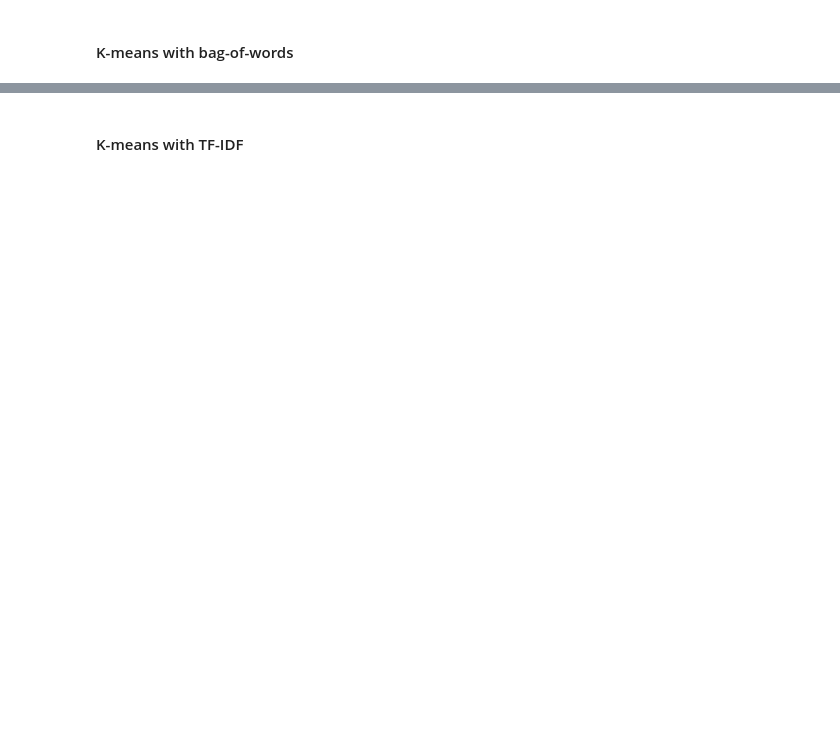
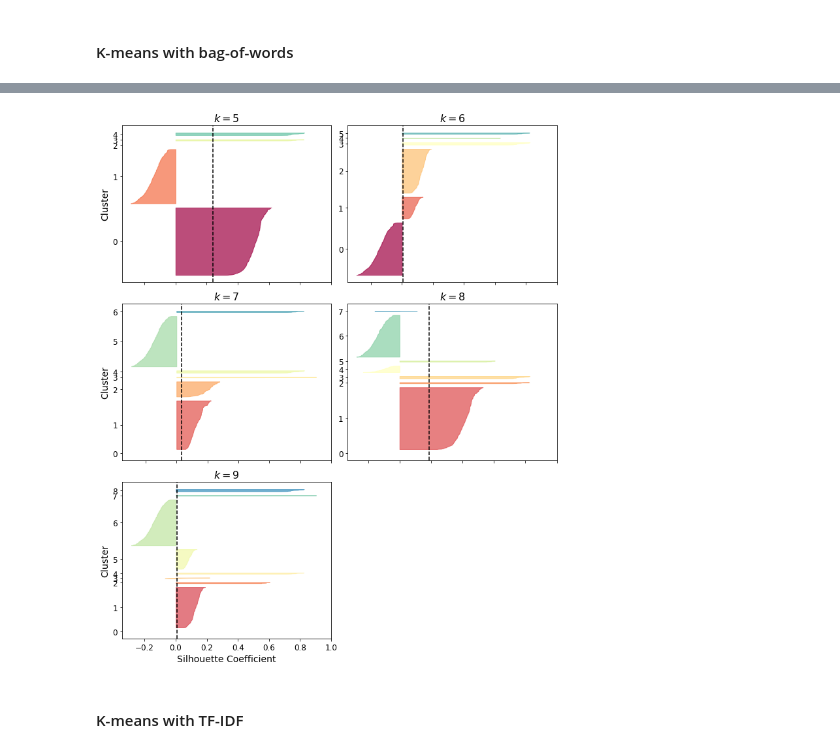
Before and after one commit to Pierre-Eloi/OC_DS_Project6, a Jupyter notebook: automatic_classification.ipynb, the cells around one changed output, grey strips where cells are left out. Saved outputs shown, nothing was run; the diff lists cells and outputs as text; code cells hidden in the pictures; blank space fills up the shorter version.

```diff
--- a/automatic_classification.ipynb
+++ b/automatic_classification.ipynb
@@ -457,2 +551,8 @@ sticker bottle nutcase vinyl wrap medium wall water wallmantra quirky
+# %%
+from functions.clustering import silhouette_diag
+
+silhouette_diag(X_bow_scaled, list_k=range(5, 10))
+# %% [output]
+[figure, added]
 # %% [markdown]
 #### K-means with TF-IDF
```
Also changed, not shown: parts of 26 cells of this notebook.
